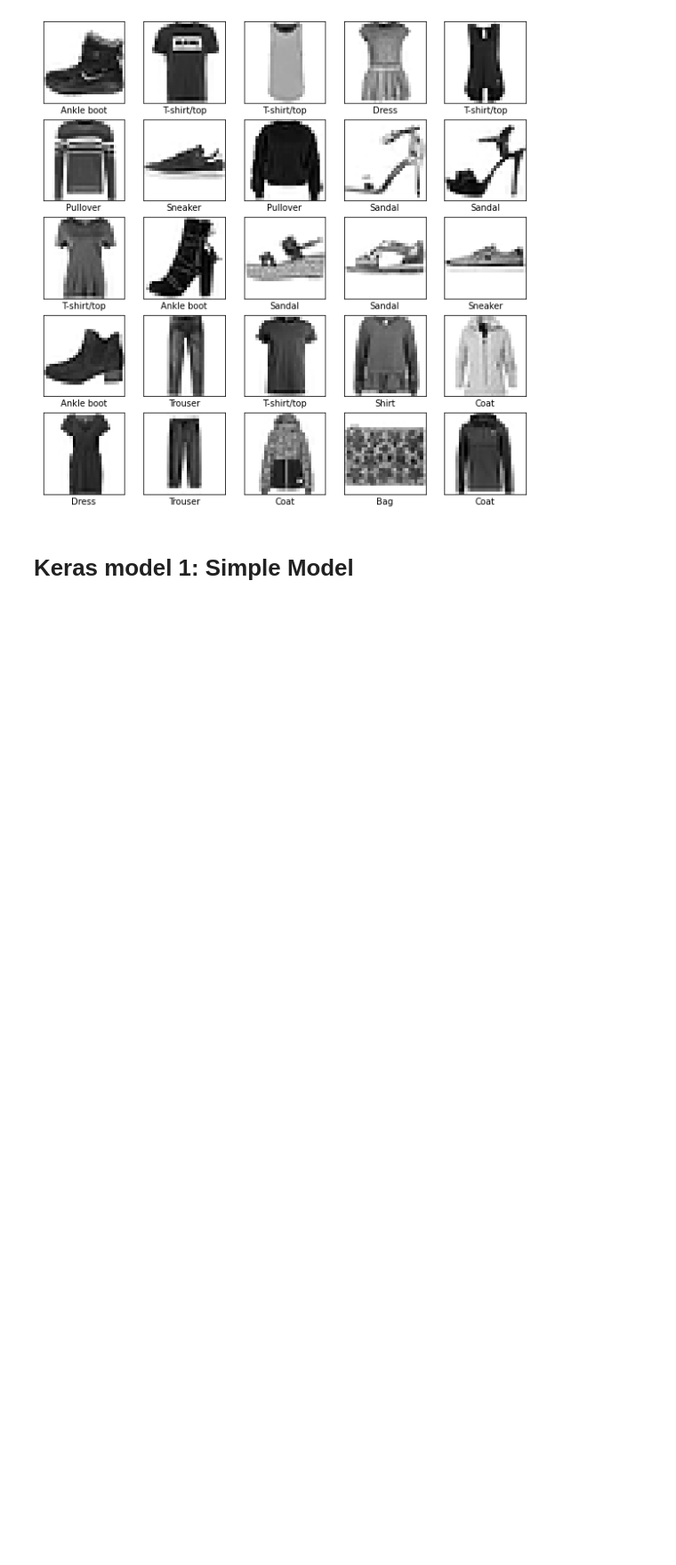
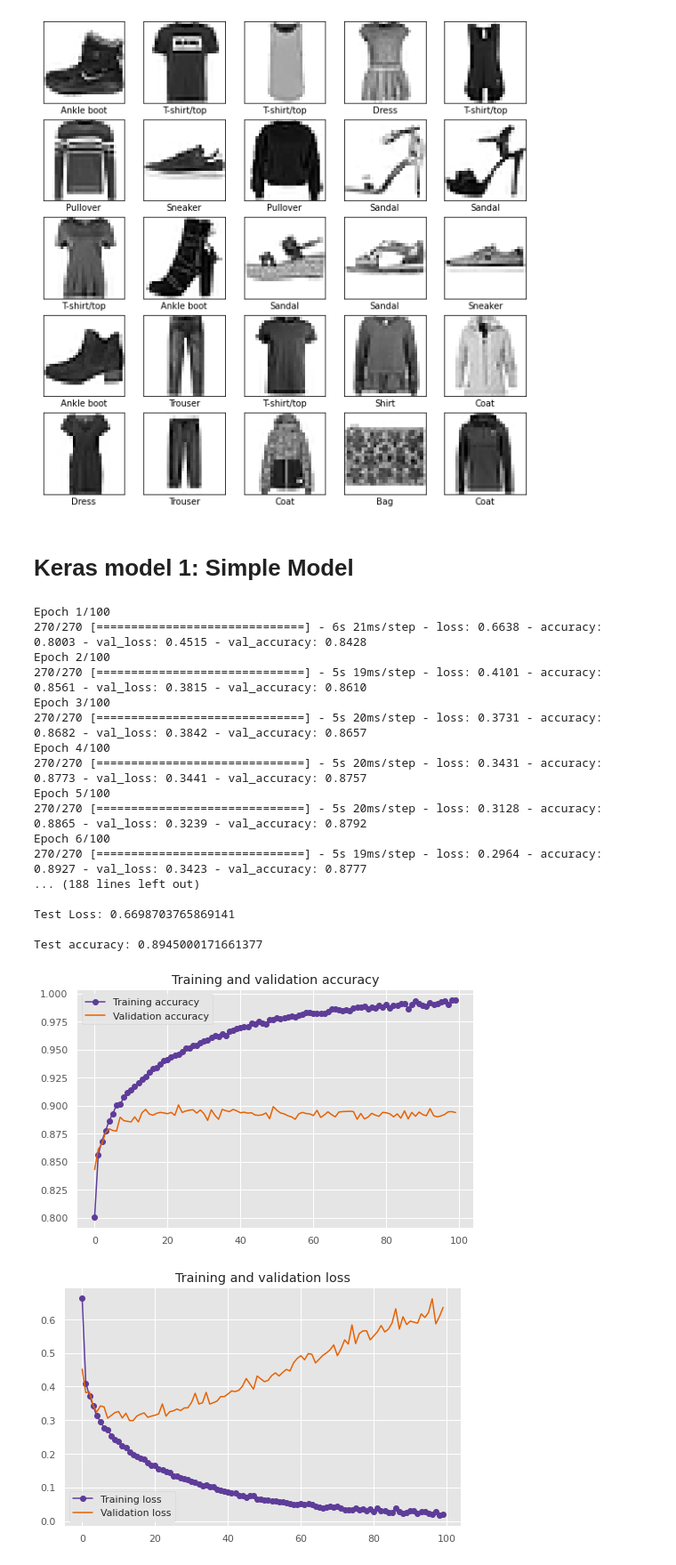
Before and after one commit to AlexNoonan-Syracuse/Lab9, a Jupyter notebook: lab9.ipynb, the cells around one changed output. Shown at 89% size. Drawn from its saved outputs; the diff is of its cells as text; code cells hidden in the pictures; blank space fills up the shorter version.

```diff
--- a/lab9.ipynb
+++ b/lab9.ipynb
@@ -122,11 +112,31 @@ model.compile(loss="categorical_crossentropy", optimizer="adam", metrics=["accur
 # %%
 train_labels = utils.to_categorical(train_labels ,num_classes)
 test_labels = utils.to_categorical(test_labels, num_classes)
 
-history = model.fit(train_images, train_labels, batch_size=200, epochs=50, verbose=1, validation_split=0.1)
+history = model.fit(train_images, train_labels, batch_size=200, epochs=100, verbose=1, validation_split=0.1)
 test_loss, test_acc = model.evaluate(test_images,  test_labels, verbose=0)
 
 print('\nTest Loss:',test_loss)
 print('\nTest accuracy:', test_acc)
 plot_train_curve(history)
+# %% [output]
+Epoch 1/100
+270/270 [==============================] - 6s 21ms/step - loss: 0.6638 - accuracy: 0.8003 - val_loss: 0.4515 - val_accuracy: 0.8428
+Epoch 2/100
+270/270 [==============================] - 5s 19ms/step - loss: 0.4101 - accuracy: 0.8561 - val_loss: 0.3815 - val_accuracy: 0.8610
+Epoch 3/100
+270/270 [==============================] - 5s 20ms/step - loss: 0.3731 - accuracy: 0.8682 - val_loss: 0.3842 - val_accuracy: 0.8657
+Epoch 4/100
+270/270 [==============================] - 5s 20ms/step - loss: 0.3431 - accuracy: 0.8773 - val_loss: 0.3441 - val_accuracy: 0.8757
+Epoch 5/100
+270/270 [==============================] - 5s 20ms/step - loss: 0.3128 - accuracy: 0.8865 - val_loss: 0.3239 - val_accuracy: 0.8792
+Epoch 6/100
+270/270 [==============================] - 5s 19ms/step - loss: 0.2964 - accuracy: 0.8927 - val_loss: 0.3423 - val_accuracy: 0.8777
+... (188 lines left out)
+
+Test Loss: 0.6698703765869141
+
+Test accuracy: 0.8945000171661377
+[figure, added]
+[figure, added]
 # %% [markdown]
```
Also changed, not shown: parts of 12 cells of this notebook.
